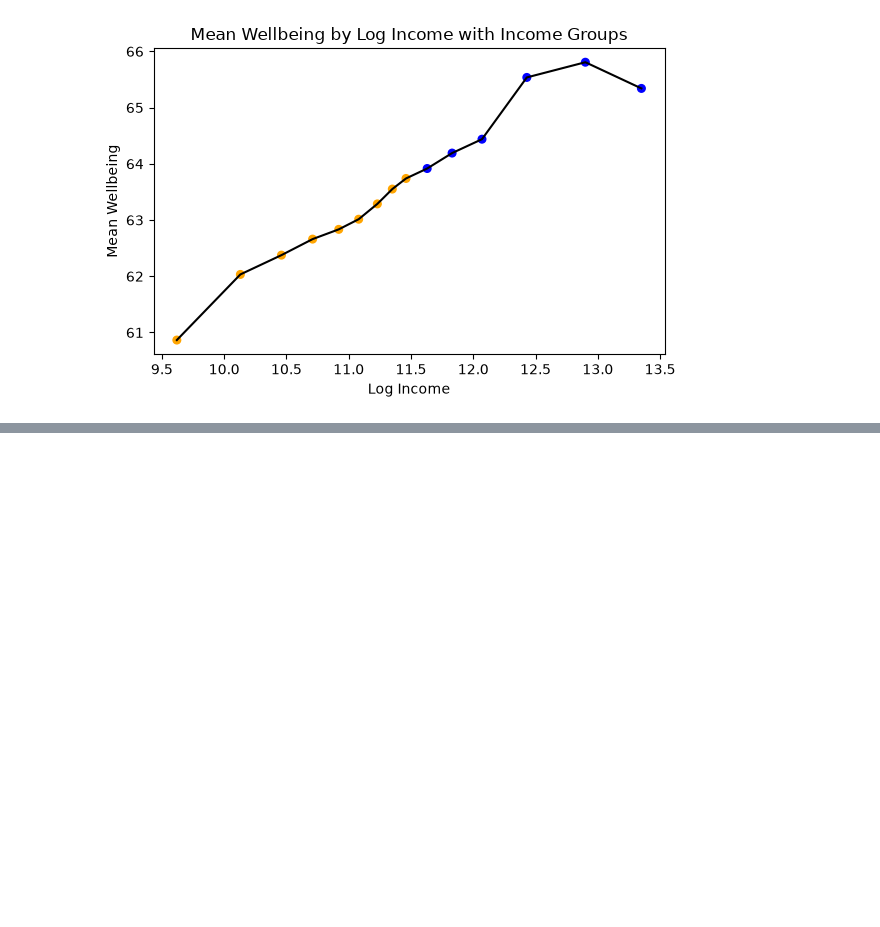
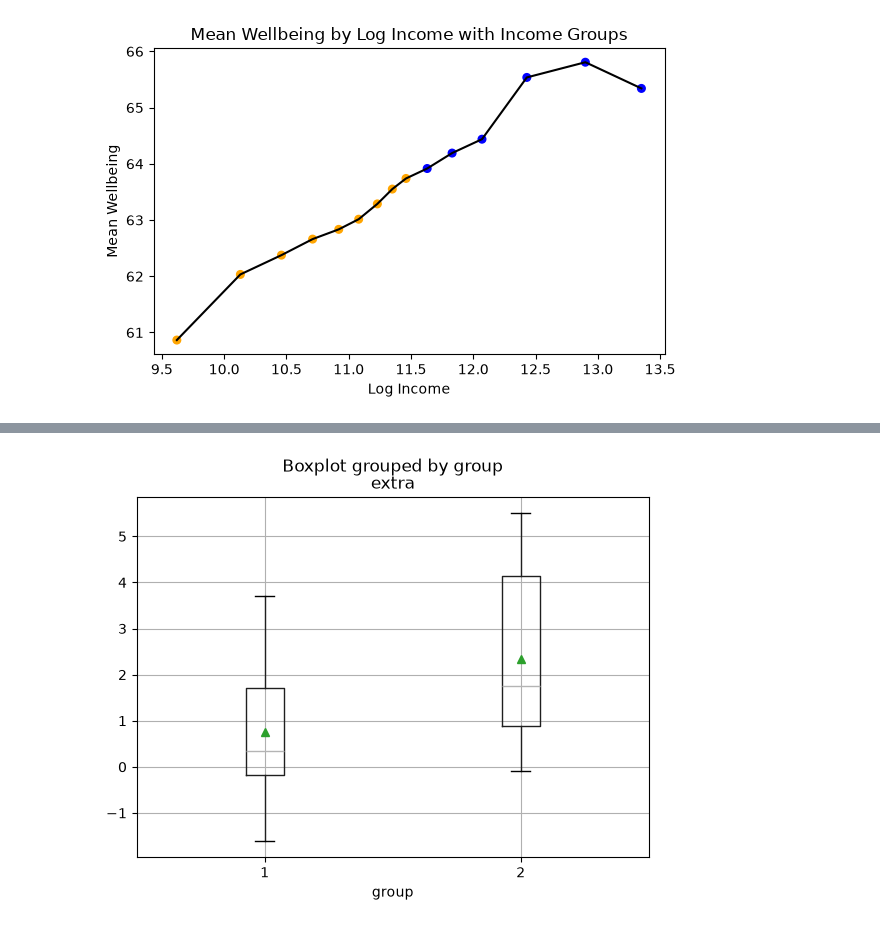
Before and after one commit to Psyc3000A/Fall-Winter2026, a Jupyter notebook: notebooks_AndrewVT (1).ipynb, the cells around one changed output, grey strips where cells are left out. Drawn from its saved outputs; the diff is of its cells as text; code cells hidden in the pictures; blank space fills up the shorter version.

```diff
--- a/notebooks_AndrewVT (1).ipynb
+++ b/notebooks_AndrewVT (1).ipynb
@@ -71,0 +76,5 @@ plt.show()
+# %%
+datafile.boxplot(column="extra", by="group", showmeans=True)
+plt.show()
+# %% [output]
+[figure, added]
```
Also changed, not shown: parts of 4 cells of this notebook.
